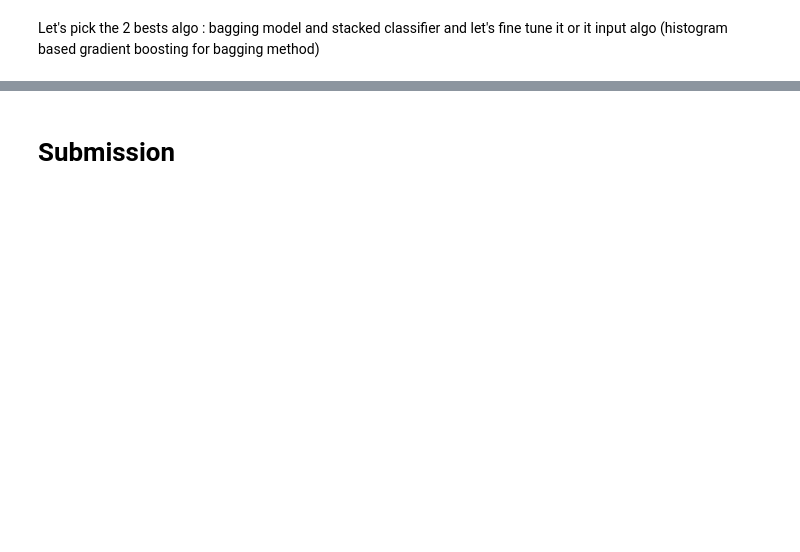
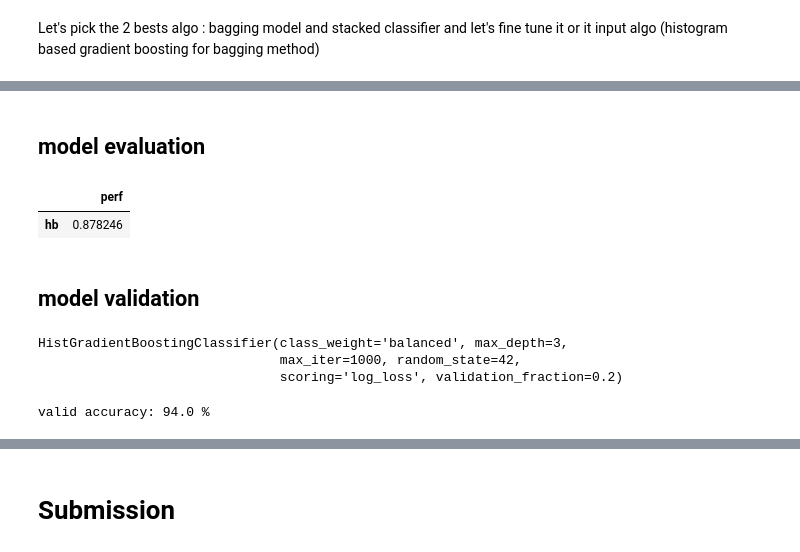
Before and after one commit to phenixMaster/ICR, a Jupyter notebook: icr-analysis-python.ipynb, the cells around one changed output, grey strips where cells are left out. Saved outputs shown, nothing was run; the diff lists cells and outputs as text; code cells hidden in the pictures; blank space fills up the shorter version.

```diff
--- a/icr-analysis-python.ipynb
+++ b/icr-analysis-python.ipynb
@@ -296,0 +391,18 @@ Let's pick the 2 bests algo : bagging model and stacked classifier and let's fin
+# %% [markdown]
+## model evaluation
+# %%
+# models perf
+perf = fitModel(model_dict = model_dict3,train_data = train0[num_var],y_train = train0["Class"],cv=5)
+perf
+# %% [output]
+|  | perf |
+| hb | 0.878246 |
+# %% [markdown]
+## model validation
+# %%
+# select model
+hb.best_estimator_
+# %% [output]
+HistGradientBoostingClassifier(class_weight='balanced', max_depth=3,
+                               max_iter=1000, random_state=42,
+                               scoring='log_loss', validation_fraction=0.2)
@@ -297,3 +412,10 @@ Let's pick the 2 bests algo : bagging model and stacked classifier and let's fin
+# %%
+# predict
+pred_val = fit.predict_proba(test[num_var])
+pred_class = fit.predict(test[num_var])
+print(f'valid accuracy: {fit.score(test[num_var],test["Class"]).round(2)*100} %\n')
+# %% [output]
+valid accuracy: 94.0 %
 # %%
 # classification metrics table
 from sklearn.metrics import classification_report
```
Also changed, not shown: parts of 23 cells of this notebook.
